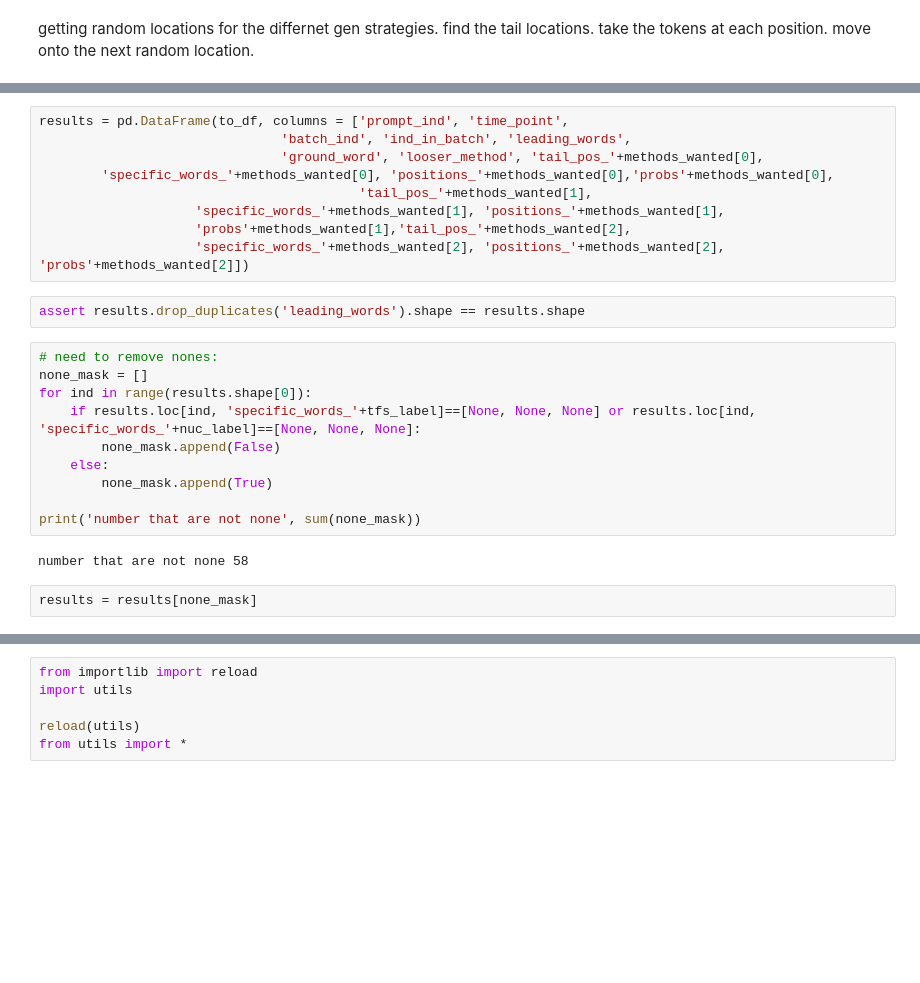
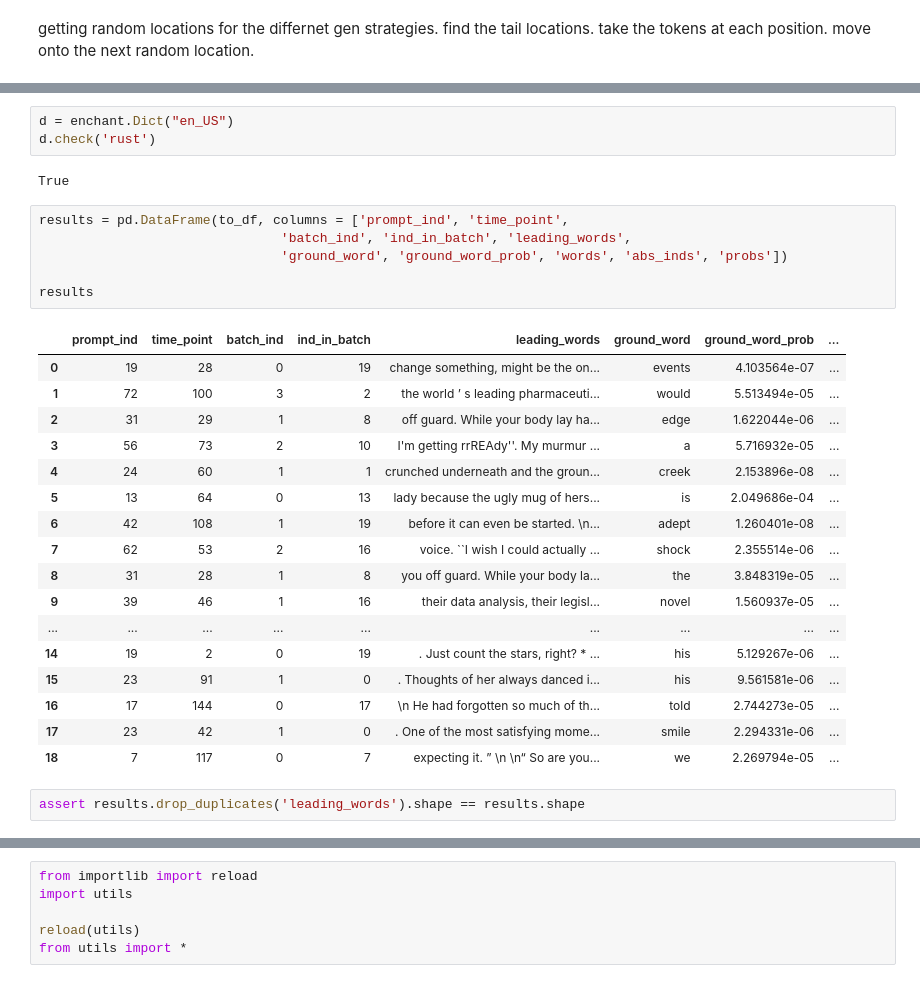
Before and after one commit to TrentBrick/tail-sampling, a Jupyter notebook: ProbabilityLocations-EvaluateSamples.ipynb, the cells around one changed output, grey strips where cells are left out. Saved outputs shown, nothing was run; the diff lists cells and outputs as text; blank space fills up the shorter version.

```diff
--- a/ProbabilityLocations-EvaluateSamples.ipynb
+++ b/ProbabilityLocations-EvaluateSamples.ipynb
@@ -246,28 +201,34 @@ for r_ind in range(0, num_prompts_and_timepoints_wanted):
-# %%
-results = pd.DataFrame(to_df, columns = ['prompt_ind', 'time_point',
-                               'batch_ind', 'ind_in_batch', 'leading_words',
-                               'ground_word', 'looser_method', 'tail_pos_'+methods_wanted[0],
-        'specific_words_'+methods_wanted[0], 'positions_'+methods_wanted[0],'probs'+methods_wanted[0],
-                                         'tail_pos_'+methods_wanted[1],
-                    'specific_words_'+methods_wanted[1], 'positions_'+methods_wanted[1],
-                    'probs'+methods_wanted[1],'tail_pos_'+methods_wanted[2],
-                    'specific_words_'+methods_wanted[2], 'positions_'+methods_wanted[2], 'probs'+methods_wanted[2]])
+# %%
+d = enchant.Dict("en_US")
+d.check('rust')
+# %% [output]
+True
+# %%
+results = pd.DataFrame(to_df, columns = ['prompt_ind', 'time_point',
+                               'batch_ind', 'ind_in_batch', 'leading_words',
+                               'ground_word', 'ground_word_prob', 'words', 'abs_inds', 'probs'])
+
+results
+# %% [output]
+|  | prompt_ind | time_point | batch_ind | ind_in_batch | leading_words | ground_word | ground_word_prob | ... |
+| 0 | 19 | 28 | 0 | 19 | change something, might be the on... | events | 4.103564e-07 | ... |
+| 1 | 72 | 100 | 3 | 2 | the world ’ s leading pharmaceuti... | would | 5.513494e-05 | ... |
+| 2 | 31 | 29 | 1 | 8 | off guard. While your body lay ha... | edge | 1.622044e-06 | ... |
+| 3 | 56 | 73 | 2 | 10 | I'm getting rrREAdy''. My murmur ... | a | 5.716932e-05 | ... |
+| 4 | 24 | 60 | 1 | 1 | crunched underneath and the groun... | creek | 2.153896e-08 | ... |
+| 5 | 13 | 64 | 0 | 13 | lady because the ugly mug of hers... | is | 2.049686e-04 | ... |
+| 6 | 42 | 108 | 1 | 19 | before it can even be started. \n... | adept | 1.260401e-08 | ... |
+| 7 | 62 | 53 | 2 | 16 | voice. ``I wish I could actually ... | shock | 2.355514e-06 | ... |
+| 8 | 31 | 28 | 1 | 8 | you off guard. While your body la... | the | 3.848319e-05 | ... |
+| 9 | 39 | 46 | 1 | 16 | their data analysis, their legisl... | novel | 1.560937e-05 | ... |
+| ... | ... | ... | ... | ... | ... | ... | ... | ... |
+| 14 | 19 | 2 | 0 | 19 | . Just count the stars, right? * ... | his | 5.129267e-06 | ... |
+| 15 | 23 | 91 | 1 | 0 | . Thoughts of her always danced i... | his | 9.561581e-06 | ... |
+| 16 | 17 | 144 | 0 | 17 | \n He had forgotten so much of th... | told | 2.744273e-05 | ... |
+| 17 | 23 | 42 | 1 | 0 | . One of the most satisfying mome... | smile | 2.294331e-06 | ... |
+| 18 | 7 | 117 | 0 | 7 | expecting it. ” \n \n“ So are you... | we | 2.269794e-05 | ... |
 # %%
 assert results.drop_duplicates('leading_words').shape == results.shape
-# %%
-# need to remove nones:
-none_mask = []
-for ind in range(results.shape[0]):
-    if results.loc[ind, 'specific_words_'+tfs_label]==[None, None, None] or results.loc[ind, 'specific_words_'+nuc_label]==[None, None, None]:
-        none_mask.append(False)
-    else:
-        none_mask.append(True)
-
-print('number that are not none', sum(none_mask))
-# %% [output]
-number that are not none 58
-# %%
-results = results[none_mask]
 # %%
 results.shape
 # %% [output]
```
Also changed, not shown: parts of 31 cells of this notebook, 5 other files.
